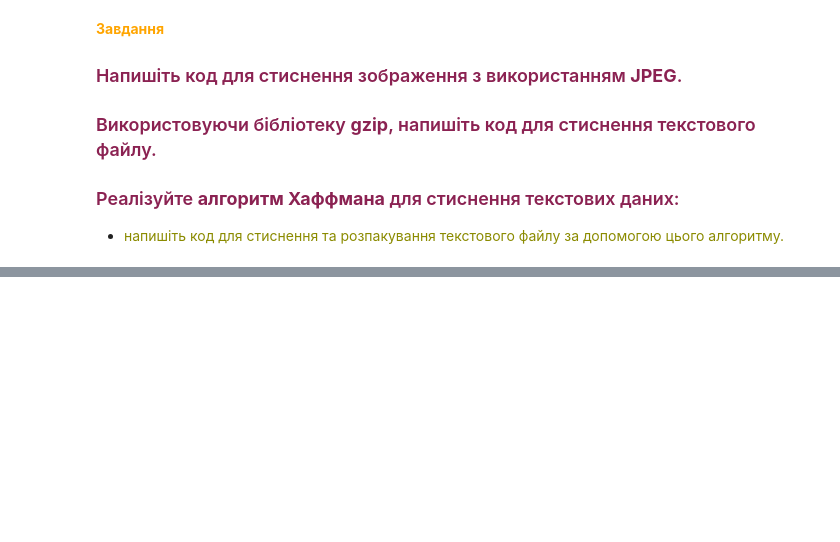
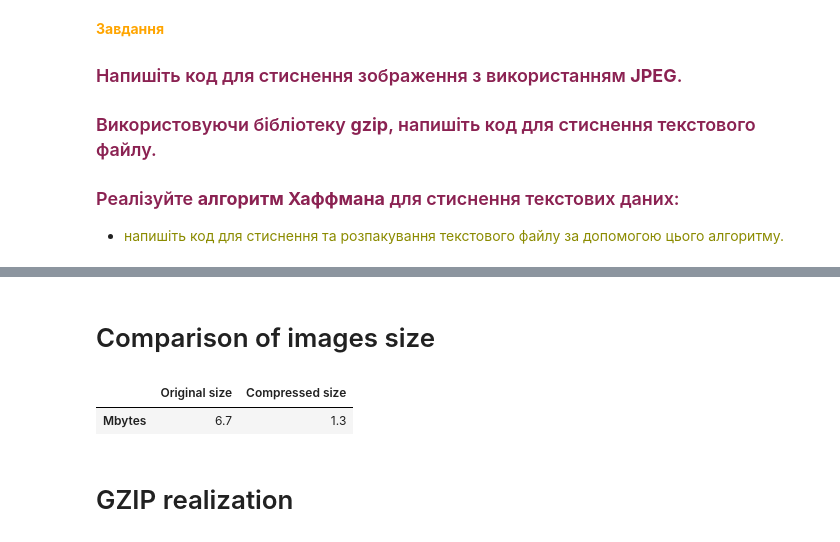
Before and after one commit to OleksiiHayvoronskyi/lesson_61, a Jupyter notebook: Lesson_61_EncodingCompression.ipynb, the cells around one changed output, grey strips where cells are left out. Cells and saved outputs as stored; diff of their text form; code cells hidden in the pictures; blank space fills up the shorter version.

```diff
--- a/Lesson_61_EncodingCompression.ipynb
+++ b/Lesson_61_EncodingCompression.ipynb
@@ -44,0 +74,15 @@ imshow('Квантове', quant_image.astype(np.uint8))
+# %% [markdown]
+# Comparison of images size
+# %%
+# Constructing DataFrame from a dictionary.
+data = {'Original size': [f'{origin_file_stats.st_size / (1024 * 1024):.1f}'],
+        'Compressed size': [f'{compres_file_stats.st_size / (1024 * 1024):.1f}']}
+
+df = pd.DataFrame(data=data, index=['Mbytes'])
+# Display the dataframe.
+df
+# %% [output]
+|  | Original size | Compressed size |
+| Mbytes | 6.7 | 1.3 |
+# %% [markdown]
+# GZIP realization
```
Also changed, not shown: parts of 22 cells of this notebook.
